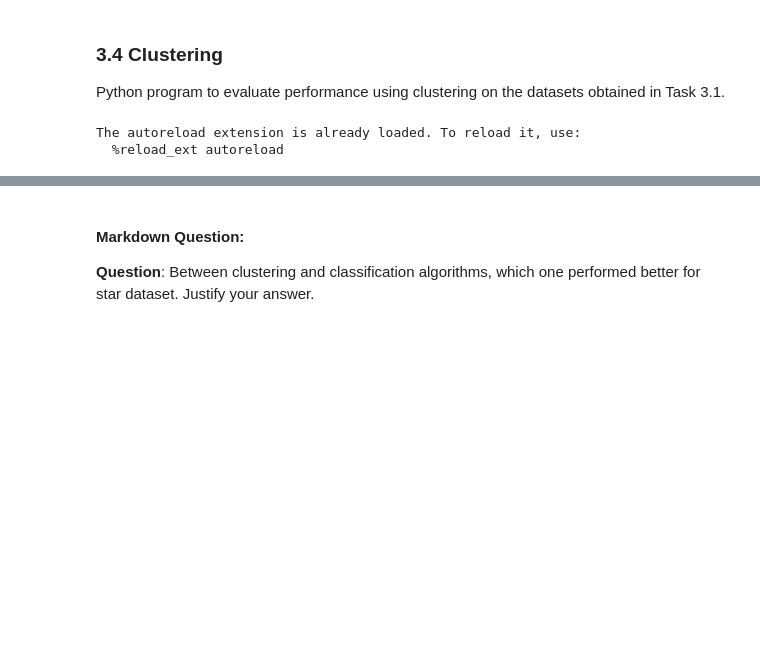
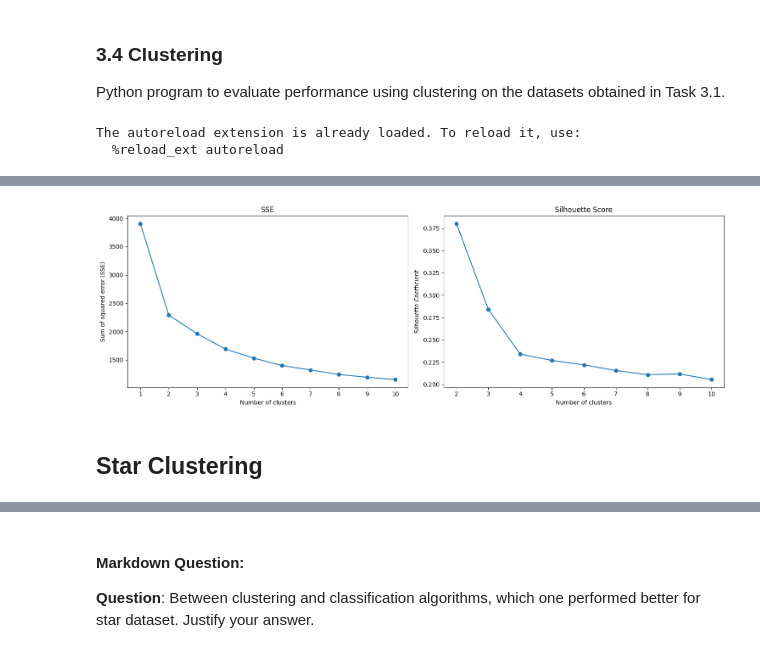
Before and after one commit to TNicko/DataMiningML, a Jupyter notebook: task3_4.ipynb, the cells around one changed output, grey strips where cells are left out. Saved outputs shown, nothing was run; the diff lists cells and outputs as text; code cells hidden in the pictures; blank space fills up the shorter version.

Commit message:
filter method implemented & kmean clustering

```diff
--- a/task3_4.ipynb
+++ b/task3_4.ipynb
@@ -27,19 +29,29 @@ The autoreload extension is already loaded. To reload it, use:
 # %%
-# Load and process GWP from csv
+# ------ GWP ------ #
+# Load and process from csv
 gwp_data = read_csv(GWP_CSV)
-gwp_dataset = gwp.gwp_pipeline(gwp_data)
+gwp_dataset = gwp.gwp_pipeline(gwp_data, seed=SEED)
 
+# Split features and target and filter features
 X_gwp, y_gwp = split_features_and_target(gwp_dataset)
 X_gwp_names, y_gwp_name = get_feature_and_target_names(gwp_dataset)
+X_gwp, X_gwp_names = filter_features(X_gwp, y_gwp, X_gwp_names, corr_coef=0.05, const_coef=0.01)
+
+# Split into training and testing sets
 X_gwp_train, X_gwp_test, y_gwp_train, y_gwp_test = train_test_split(X_gwp, y_gwp, test_size=0.2, random_state=SEED)
-X_gwp_train, X_gwp_test = normalize_data(X_gwp_train, X_gwp_test)
+X_gwp_train, X_gwp_test = normalize_train_test(X_gwp_train, X_gwp_test)
 
+# ------ STAR ------ #
 # Load and process Star from csv
 star_data = read_csv(STAR_CSV)
-star_dataset = star.star_pipeline(star_data)
+star_dataset = star.star_pipeline(star_data, seed=SEED)
 
+# Split features and target and filter features
 X_star, y_star = split_features_and_target(star_dataset)
 X_star_names, y_star_name = get_feature_and_target_names(star_dataset)
+X_star, X_star_names = filter_features(X_star, y_star, X_star_names, corr_coef=0.01, const_coef=0.01)
+
+# Split into training and testing sets
 X_star_train, X_star_test, y_star_train, y_star_test = train_test_split(X_star, y_star, test_size=0.2, random_state=SEED)
-X_star_train, X_star_test = normalize_data(X_star_train, X_star_test)
+X_star_train, X_star_test = normalize_train_test(X_star_train, X_star_test)
 # %% [markdown]
@@ -53,0 +66,14 @@ kmeans_star = KMeans(n_clusters=num_clusters, random_state=SEED).fit(X_star_trai
+# %%
+num_clusters = 10
+gwp_sses = kmeans_elbow(X_gwp_train, num_clusters=num_clusters, seed=SEED)
+gwp_silhouette_scores = kmeans_silhouette(X_gwp_train, num_clusters=num_clusters, seed=SEED)
+
+plot_side_by_side(
+    lambda: plot_cluster_sses(gwp_sses),
+    lambda: plot_cluster_silhouettes(gwp_silhouette_scores),
+    titles=["SSE", "Silhouette Score"],
+)
+# %% [output]
+[figure, added]
+# %% [markdown]
+## Star Clustering
```
Also changed, not shown: parts of 9 cells of this notebook, 9 other files.
